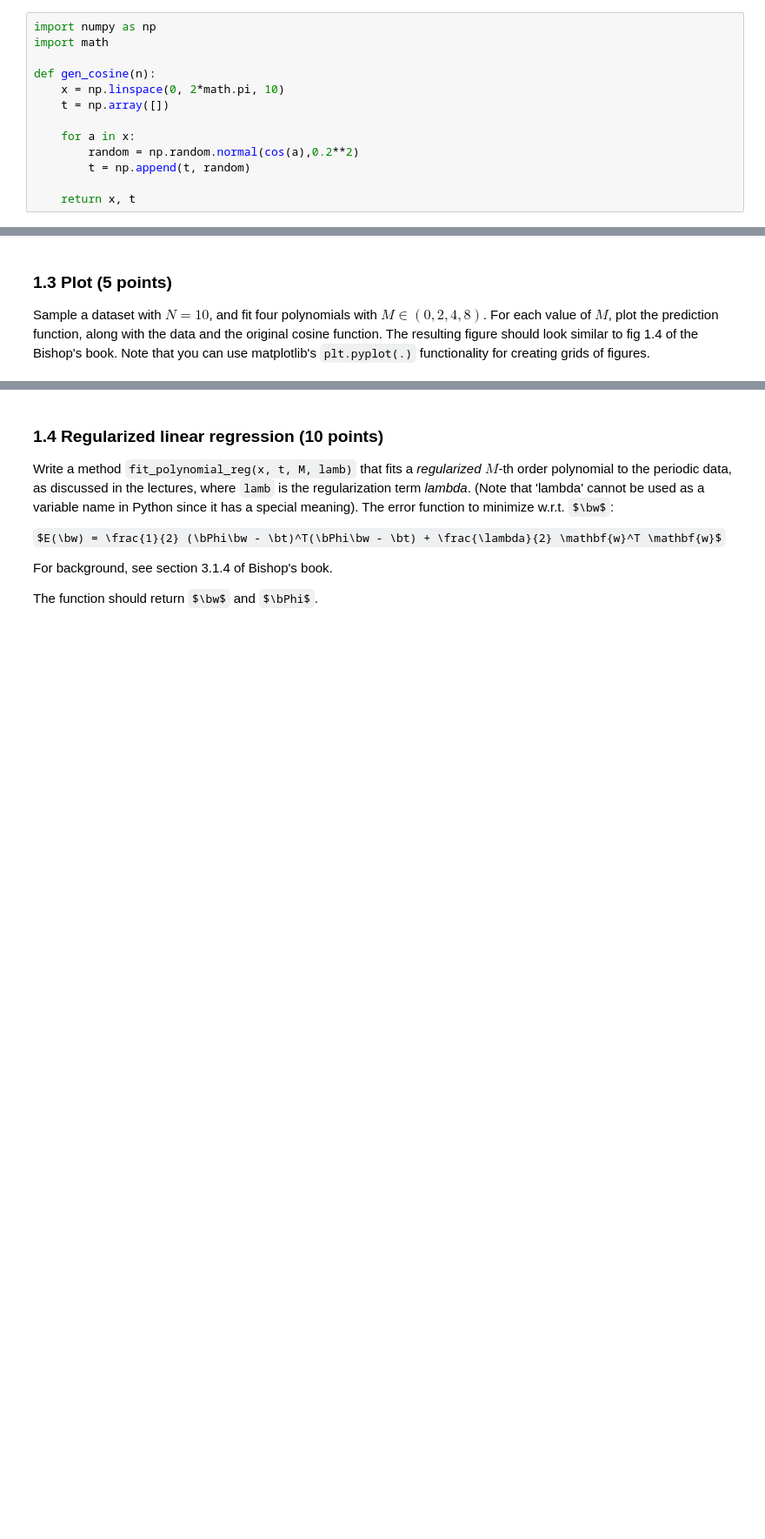
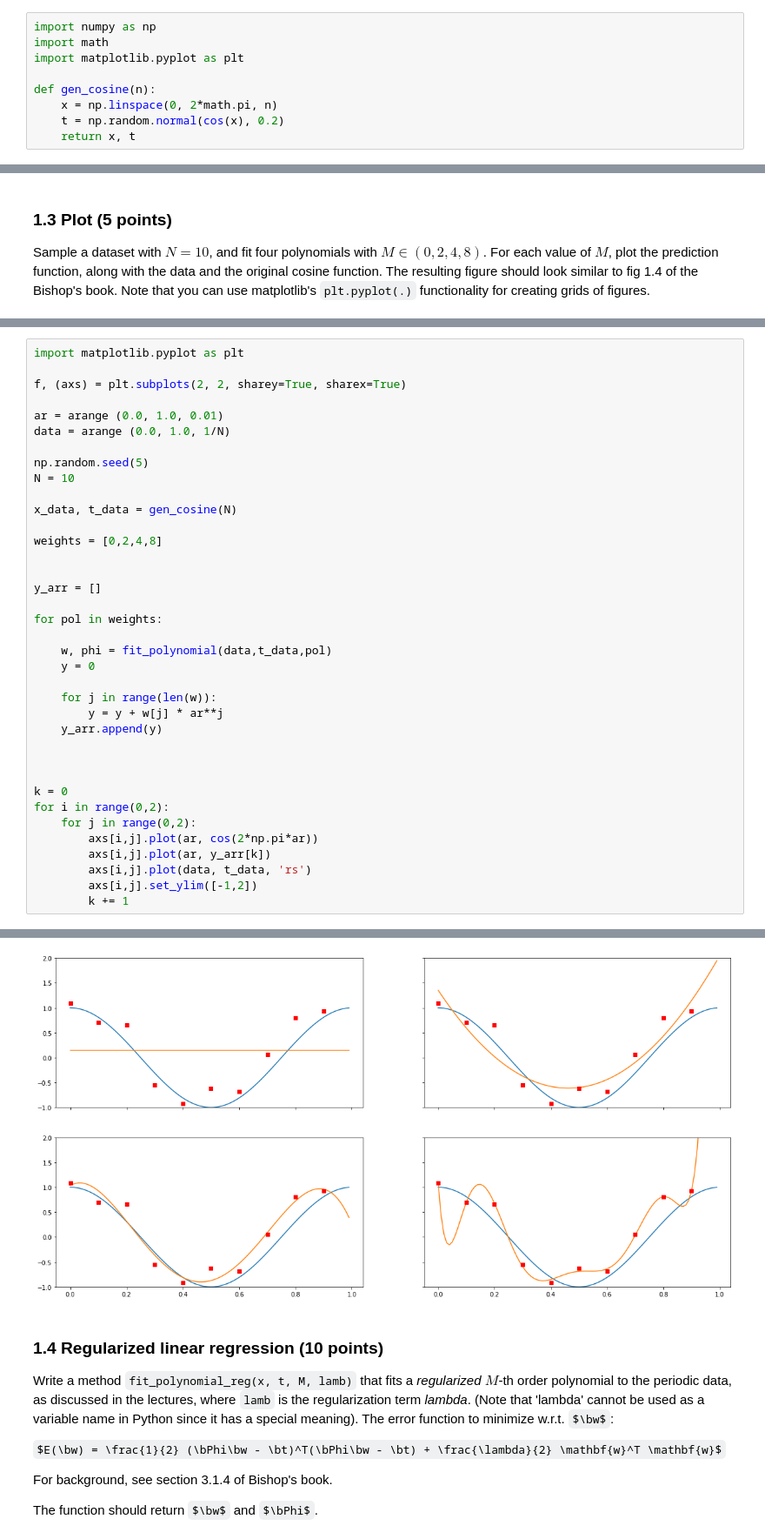
Before and after one commit to ArendvD/ML1, a Jupyter notebook: Lab1/lab1.ipynb, the cells around one changed output, grey strips where cells are left out. Shown at 87% size. Drawn from its saved outputs; the diff is of its cells as text; some formulas as TeX source; blank space fills up the shorter version.

```diff
--- a/Lab1/lab1.ipynb
+++ b/Lab1/lab1.ipynb
@@ -58,15 +58,11 @@ where $x_i$ is the $i$-th elements of $\bf{x}$, the mean $\mu_i = \cos(x_i)$ and
 # %%
 import numpy as np
 import math
+import matplotlib.pyplot as plt
 
 def gen_cosine(n):
-    x = np.linspace(0, 2*math.pi, 10)
-    t = np.array([])
-
-    for a in x:
-        random = np.random.normal(cos(a),0.2**2)
-        t = np.append(t, random)
-
+    x = np.linspace(0, 2*math.pi, n)
+    t = np.random.normal(cos(x), 0.2)
     return x, t
 # %%
 ### Test your function
@@ -143,0 +117,38 @@ for n in range(0, 1):
+# %%
+import matplotlib.pyplot as plt
+
+f, (axs) = plt.subplots(2, 2, sharey=True, sharex=True)
+
+ar = arange (0.0, 1.0, 0.01)
+data = arange (0.0, 1.0, 1/N)
+
+np.random.seed(5)
+N = 10
+
+x_data, t_data = gen_cosine(N)
+
+weights = [0,2,4,8]
+
+
+y_arr = []
+
+for pol in weights:
+
+    w, phi = fit_polynomial(data,t_data,pol)
+    y = 0
+
+    for j in range(len(w)):
+        y = y + w[j] * ar**j
+    y_arr.append(y)
+
+
+
+k = 0
+for i in range(0,2):
+    for j in range(0,2):
+        axs[i,j].plot(ar, cos(2*np.pi*ar))
+        axs[i,j].plot(ar, y_arr[k])
+        axs[i,j].plot(data, t_data, 'rs')
+        axs[i,j].set_ylim([-1,2])
+        k += 1
+# %% [output]
@@ -144,3 +161,4 @@ for n in range(0, 1):
+[figure, added]
 # %% [markdown]
 ### 1.4 Regularized linear regression (10 points)
 
```
Also changed, not shown: parts of 7 cells of this notebook.
